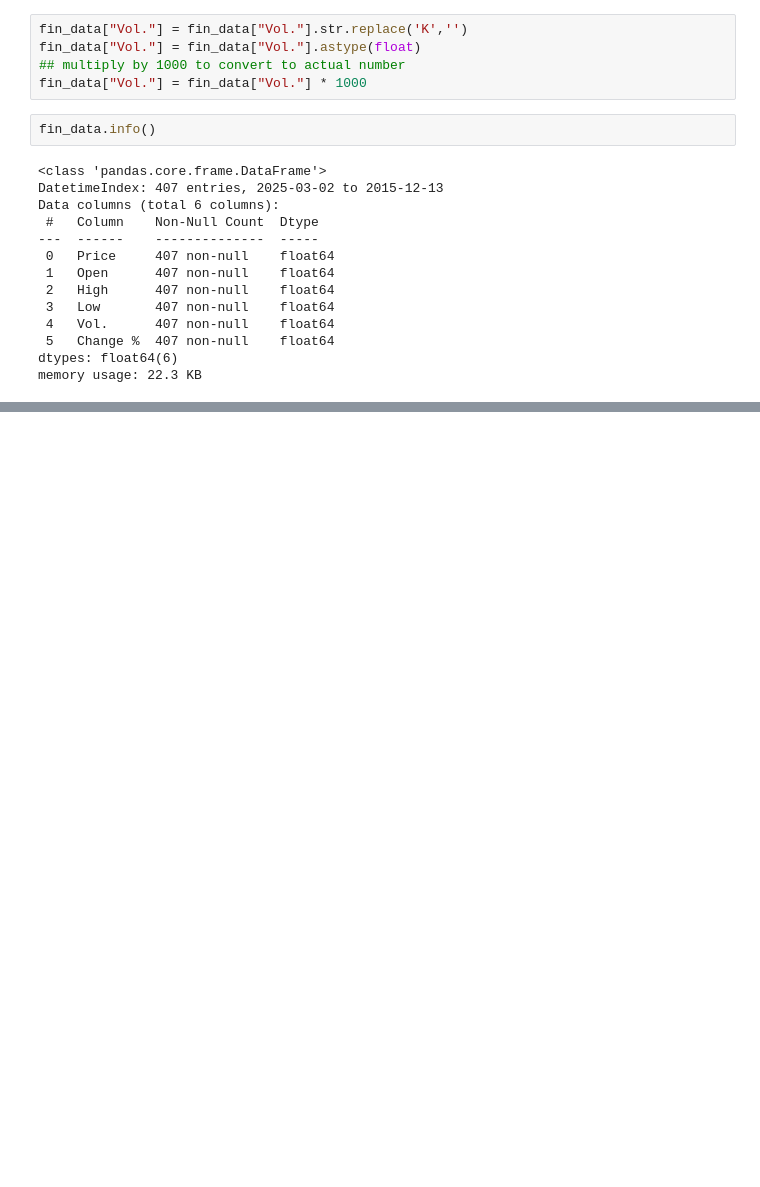
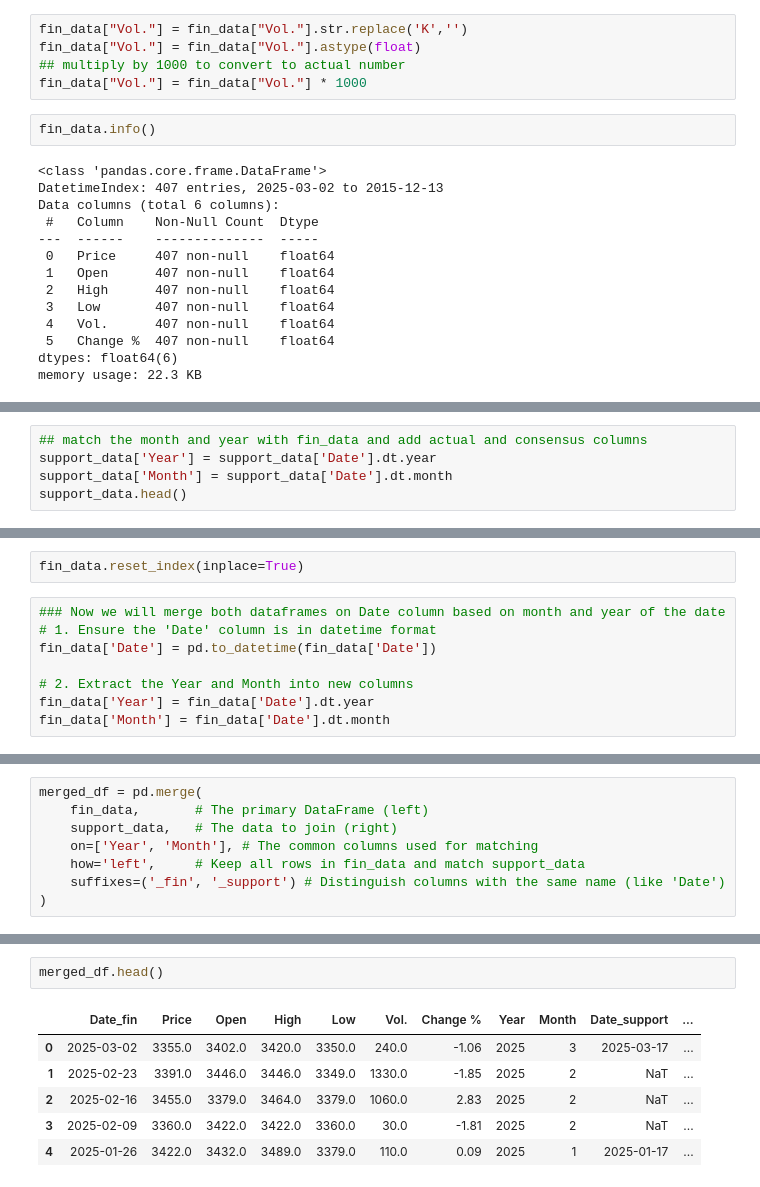
Before and after one commit to adnanwaasi/material_model, a Jupyter notebook: main.ipynb, the cells around one changed output, grey strips where cells are left out. Cells and saved outputs as stored; diff of their text form; blank space fills up the shorter version.

Commit message:
add more more data columns

```diff
--- a/main.ipynb
+++ b/main.ipynb
@@ -152,0 +242,5 @@ memory usage: 22.3 KB
+# %%
+## match the month and year with fin_data and add actual and consensus columns
+support_data['Year'] = support_data['Date'].dt.year
+support_data['Month'] = support_data['Date'].dt.month
+support_data.head()
@@ -152,0 +254,10 @@ memory usage: 22.3 KB
+# %%
+fin_data.reset_index(inplace=True)
+# %%
+### Now we will merge both dataframes on Date column based on month and year of the date
+# 1. Ensure the 'Date' column is in datetime format
+fin_data['Date'] = pd.to_datetime(fin_data['Date'])
+
+# 2. Extract the Year and Month into new columns
+fin_data['Year'] = fin_data['Date'].dt.year
+fin_data['Month'] = fin_data['Date'].dt.month
@@ -152,0 +273,8 @@ memory usage: 22.3 KB
+# %%
+merged_df = pd.merge(
+    fin_data,       # The primary DataFrame (left)
+    support_data,   # The data to join (right)
+    on=['Year', 'Month'], # The common columns used for matching
+    how='left',     # Keep all rows in fin_data and match support_data
+    suffixes=('_fin', '_support') # Distinguish columns with the same name (like 'Date')
+)
@@ -152,0 +303,9 @@ memory usage: 22.3 KB
+# %%
+merged_df.head()
+# %% [output]
+|  | Date_fin | Price | Open | High | Low | Vol. | Change % | Year | Month | Date_support | ... |
+| 0 | 2025-03-02 | 3355.0 | 3402.0 | 3420.0 | 3350.0 | 240.0 | -1.06 | 2025 | 3 | 2025-03-17 | ... |
+| 1 | 2025-02-23 | 3391.0 | 3446.0 | 3446.0 | 3349.0 | 1330.0 | -1.85 | 2025 | 2 | NaT | ... |
+| 2 | 2025-02-16 | 3455.0 | 3379.0 | 3464.0 | 3379.0 | 1060.0 | 2.83 | 2025 | 2 | NaT | ... |
+| 3 | 2025-02-09 | 3360.0 | 3422.0 | 3422.0 | 3360.0 | 30.0 | -1.81 | 2025 | 2 | NaT | ... |
+| 4 | 2025-01-26 | 3422.0 | 3432.0 | 3489.0 | 3379.0 | 110.0 | 0.09 | 2025 | 1 | 2025-01-17 | ... |
```
Also changed, not shown: parts of 21 cells of this notebook.
